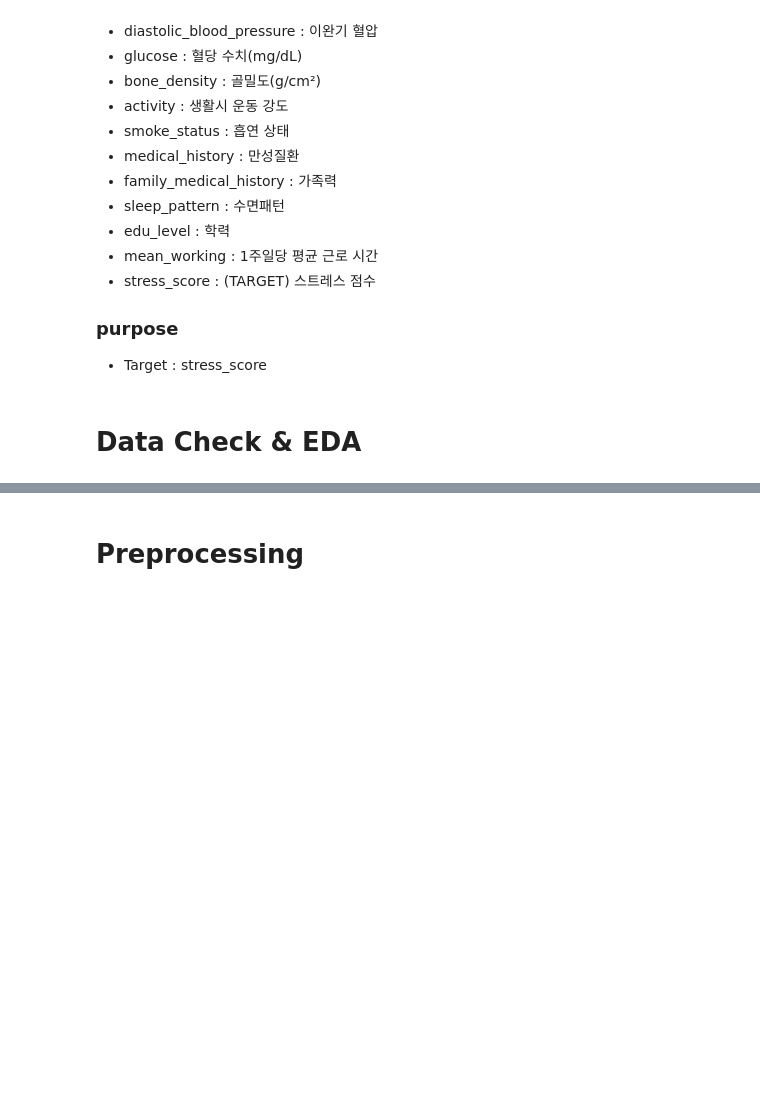
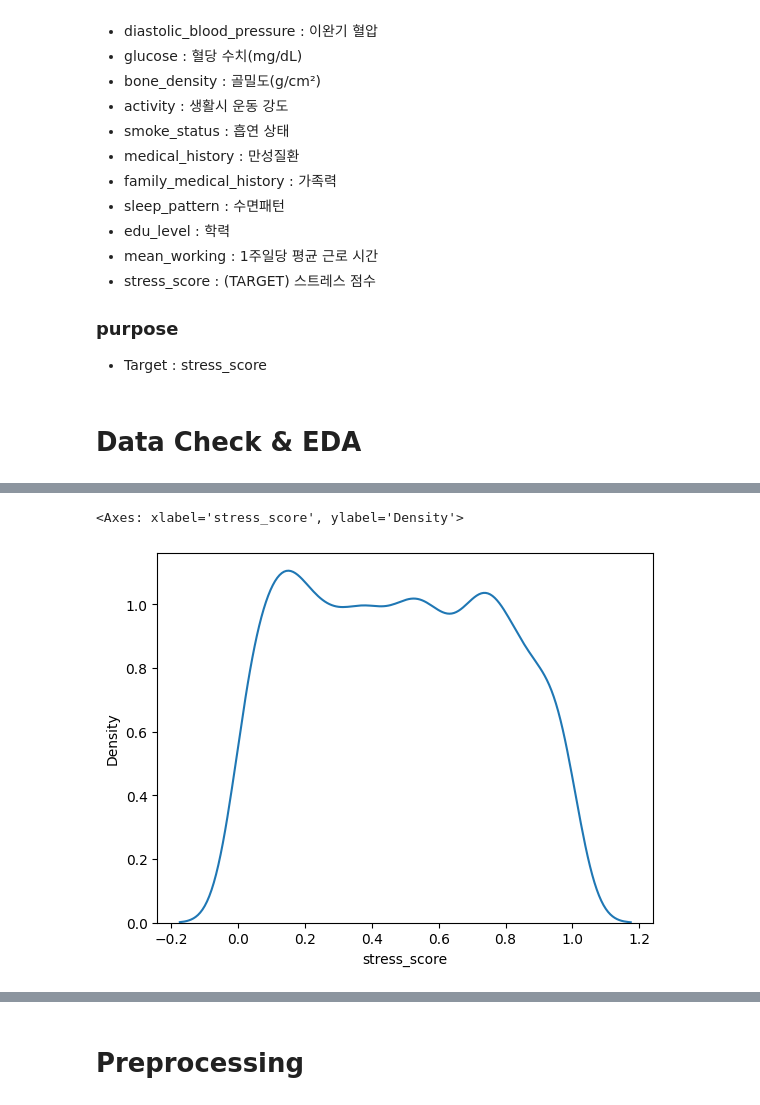
Before and after one commit to HOYUN-Y/DataAnalytics_projects, a Jupyter notebook: dacon_stress_prediction/data_preprocessing.ipynb, the cells around one changed output, grey strips where cells are left out. Drawn from its saved outputs; the diff is of its cells as text; code cells hidden in the pictures; blank space fills up the shorter version.

```diff
--- a/dacon_stress_prediction/data_preprocessing.ipynb
+++ b/dacon_stress_prediction/data_preprocessing.ipynb
@@ -55,0 +131,5 @@ display(test.head())
+# %%
+sns.kdeplot(x='stress_score', data=train)
+# %% [output]
+<Axes: xlabel='stress_score', ylabel='Density'>
+[figure, added]
```
Also changed, not shown: parts of 19 cells of this notebook.
